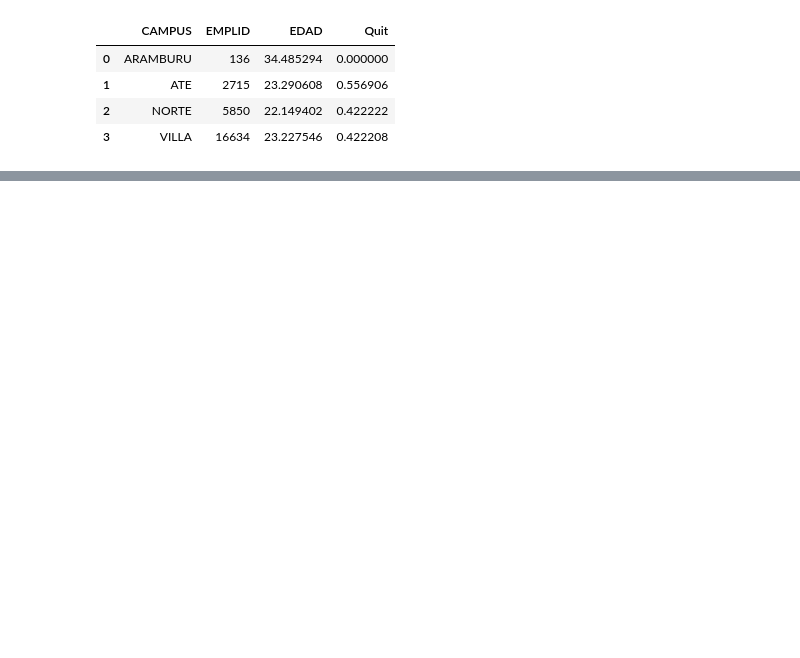
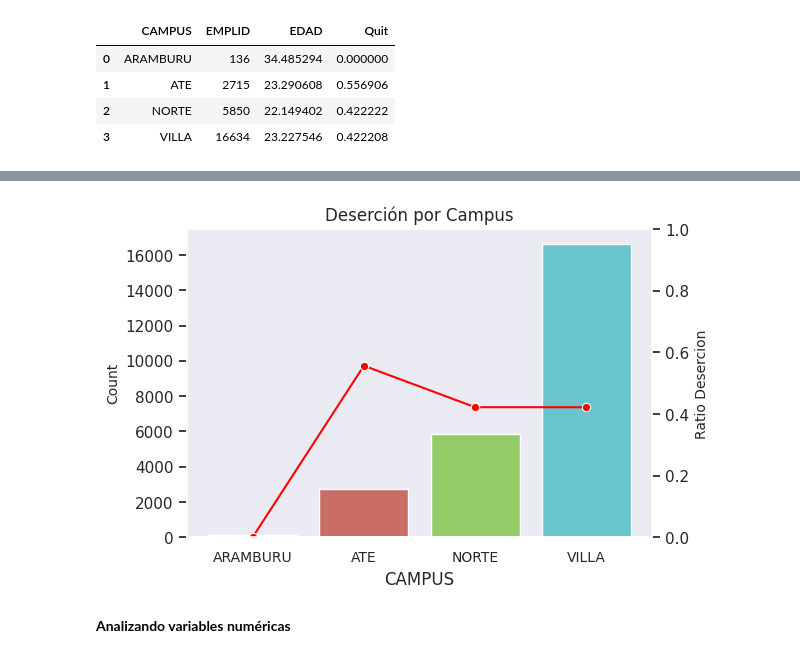
Before and after one commit to pabloosoriodev/dmcmachinelearning, a Jupyter notebook: Analisis.ipynb, the cells around one changed output, grey strips where cells are left out. Cells and saved outputs as stored; diff of their text form; code cells hidden in the pictures; blank space fills up the shorter version.

```diff
--- a/Analisis.ipynb
+++ b/Analisis.ipynb
@@ -95,3 +131,7 @@ data.groupby(['CAMPUS']).agg({"EMPLID":"count",
 | 1 | ATE | 2715 | 23.290608 | 0.556906 |
 | 2 | NORTE | 5850 | 22.149402 | 0.422222 |
 | 3 | VILLA | 16634 | 23.227546 | 0.422208 |
+# %%
+cam = data.groupby(['CAMPUS']).agg({"EMPLID":"count",
+                           "Quit" :"mean"}).reset_index()
+cam
@@ -97,0 +168,34 @@ data.groupby(['CAMPUS']).agg({"EMPLID":"count",
+# %%
+# Set the order of the categories
+campus_order = sorted(data['CAMPUS'].unique())
+
+# Countplot
+fig, ax1 = plt.subplots(figsize=(6, 4))
+sns.countplot(x='CAMPUS', hue='CAMPUS', data=data,  ax=ax1, palette='hls',order=campus_order)
+
+# Configurar el eje Y para contar PassengerId
+ax1.set_ylabel('Count', fontsize=10)
+
+# Crear un segundo eje para la línea
+ax2 = ax1.twinx()
+
+# Gráfico de línea para Quit
+sns.lineplot(x='CAMPUS', y='Quit', data=cam, ax=ax2, color='red', marker='o', sort=False, errorbar=None)
+ax2.set_ylabel('Ratio Desercion', fontsize=10)
+ax2.set_ylim(0, 1)
+
+# Añadir título
+plt.title('Deserción por Campus', fontsize=12)
+ax1.yaxis.grid(False)
+ax2.yaxis.grid(False)
+
+# Ajustar las etiquetas del eje x
+ax1.set_xticks(range(len(campus_order)))
+ax1.set_xticklabels(campus_order, fontsize=10)
+
+# Mostrar el gráfico
+plt.show()
+# %% [output]
+[figure, added]
+# %% [markdown]
+**Analizando variables numéricas**
```
Also changed, not shown: parts of 39 cells of this notebook.
